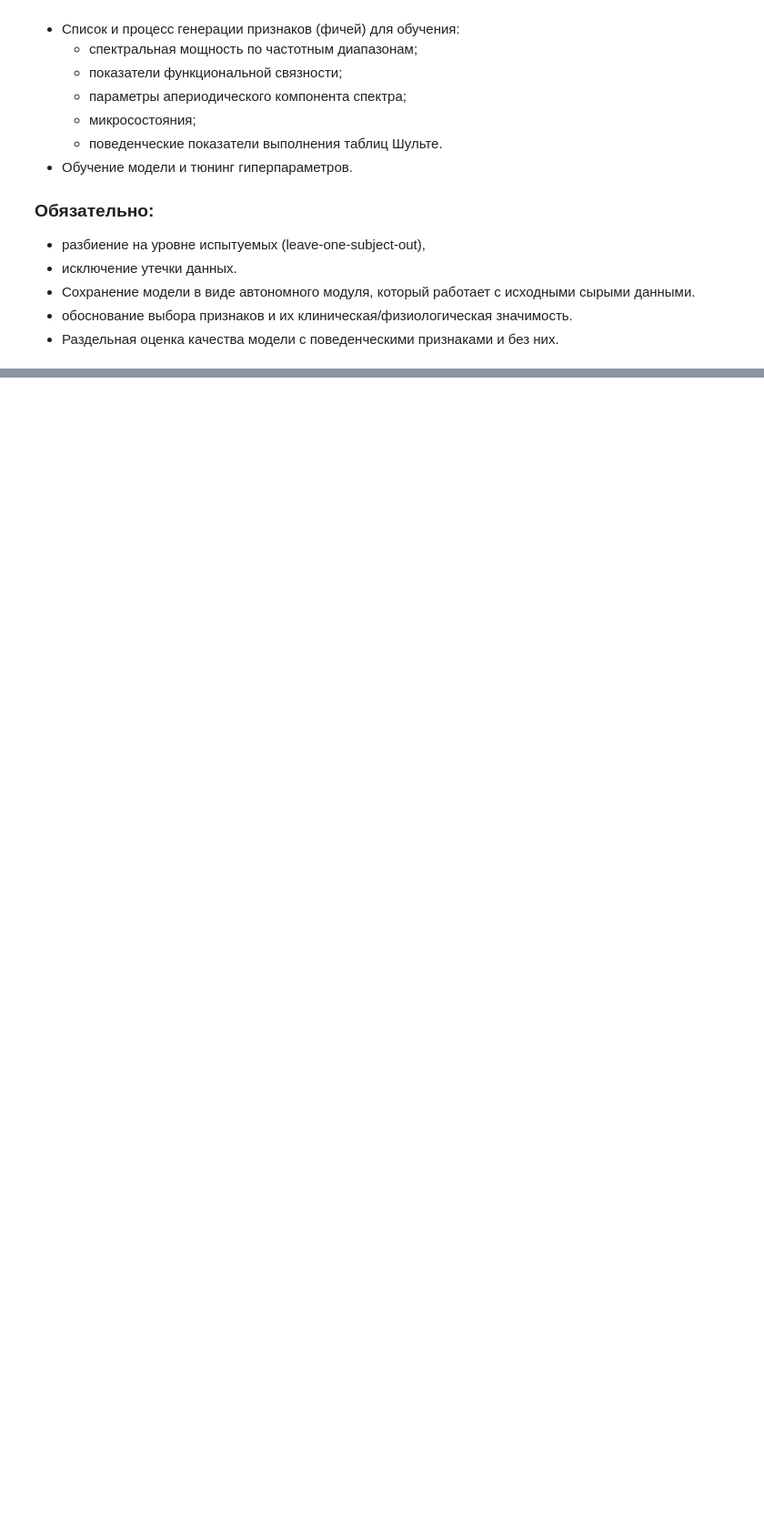
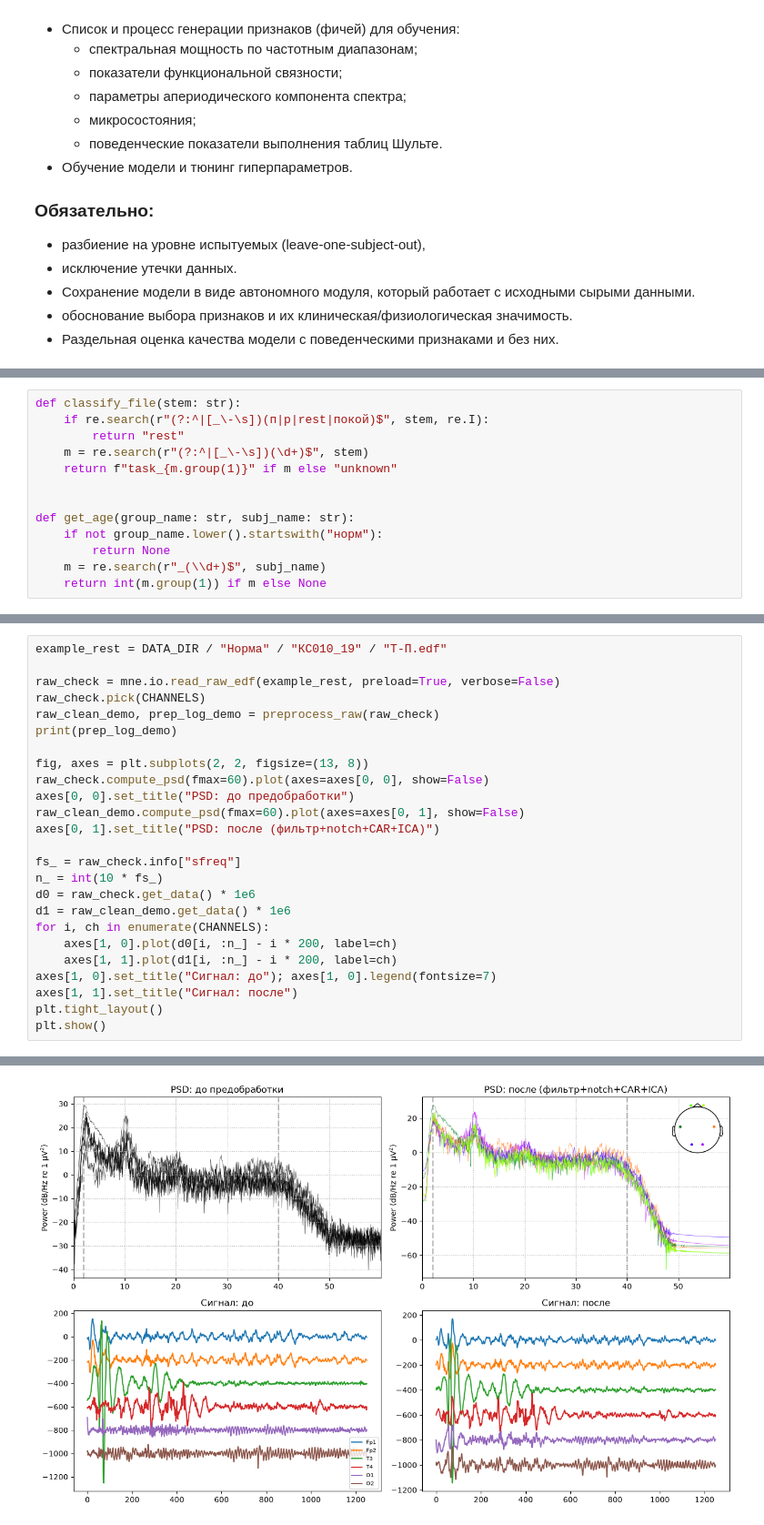
Before and after one commit to steministka/atacheskaya-panika, a Jupyter notebook: assets/2-preprocessing.ipynb, the cells around one changed output, grey strips where cells are left out. Shown at 91% size. Saved outputs shown, nothing was run; the diff lists cells and outputs as text; blank space fills up the shorter version.

Commit message:
added functions for preprocessing. added info on eda partially. filled in model.py - yet not tested

```diff
--- a/assets/2-preprocessing.ipynb
+++ b/assets/2-preprocessing.ipynb
@@ -20,0 +88,13 @@
+# %%
+def classify_file(stem: str):
+    if re.search(r"(?:^|[_\-\s])(п|p|rest|покой)$", stem, re.I):
+        return "rest"
+    m = re.search(r"(?:^|[_\-\s])(\d+)$", stem)
+    return f"task_{m.group(1)}" if m else "unknown"
+
+
+def get_age(group_name: str, subj_name: str):
+    if not group_name.lower().startswith("норм"):
+        return None
+    m = re.search(r"_(\\d+)$", subj_name)
+    return int(m.group(1)) if m else None
@@ -20,0 +300,26 @@
+# %%
+example_rest = DATA_DIR / "Норма" / "КС010_19" / "T-П.edf"
+
+raw_check = mne.io.read_raw_edf(example_rest, preload=True, verbose=False)
+raw_check.pick(CHANNELS)
+raw_clean_demo, prep_log_demo = preprocess_raw(raw_check)
+print(prep_log_demo)
+
+fig, axes = plt.subplots(2, 2, figsize=(13, 8))
+raw_check.compute_psd(fmax=60).plot(axes=axes[0, 0], show=False)
+axes[0, 0].set_title("PSD: до предобработки")
+raw_clean_demo.compute_psd(fmax=60).plot(axes=axes[0, 1], show=False)
+axes[0, 1].set_title("PSD: после (фильтр+notch+CAR+ICA)")
+
+fs_ = raw_check.info["sfreq"]
+n_ = int(10 * fs_)
+d0 = raw_check.get_data() * 1e6
+d1 = raw_clean_demo.get_data() * 1e6
+for i, ch in enumerate(CHANNELS):
+    axes[1, 0].plot(d0[i, :n_] - i * 200, label=ch)
+    axes[1, 1].plot(d1[i, :n_] - i * 200, label=ch)
+axes[1, 0].set_title("Сигнал: до"); axes[1, 0].legend(fontsize=7)
+axes[1, 1].set_title("Сигнал: после")
+plt.tight_layout()
+plt.show()
+# %% [output]
@@ -20,0 +327 @@
+[figure, added]
```
Also changed, not shown: parts of 73 cells of this notebook, 2 other files.
